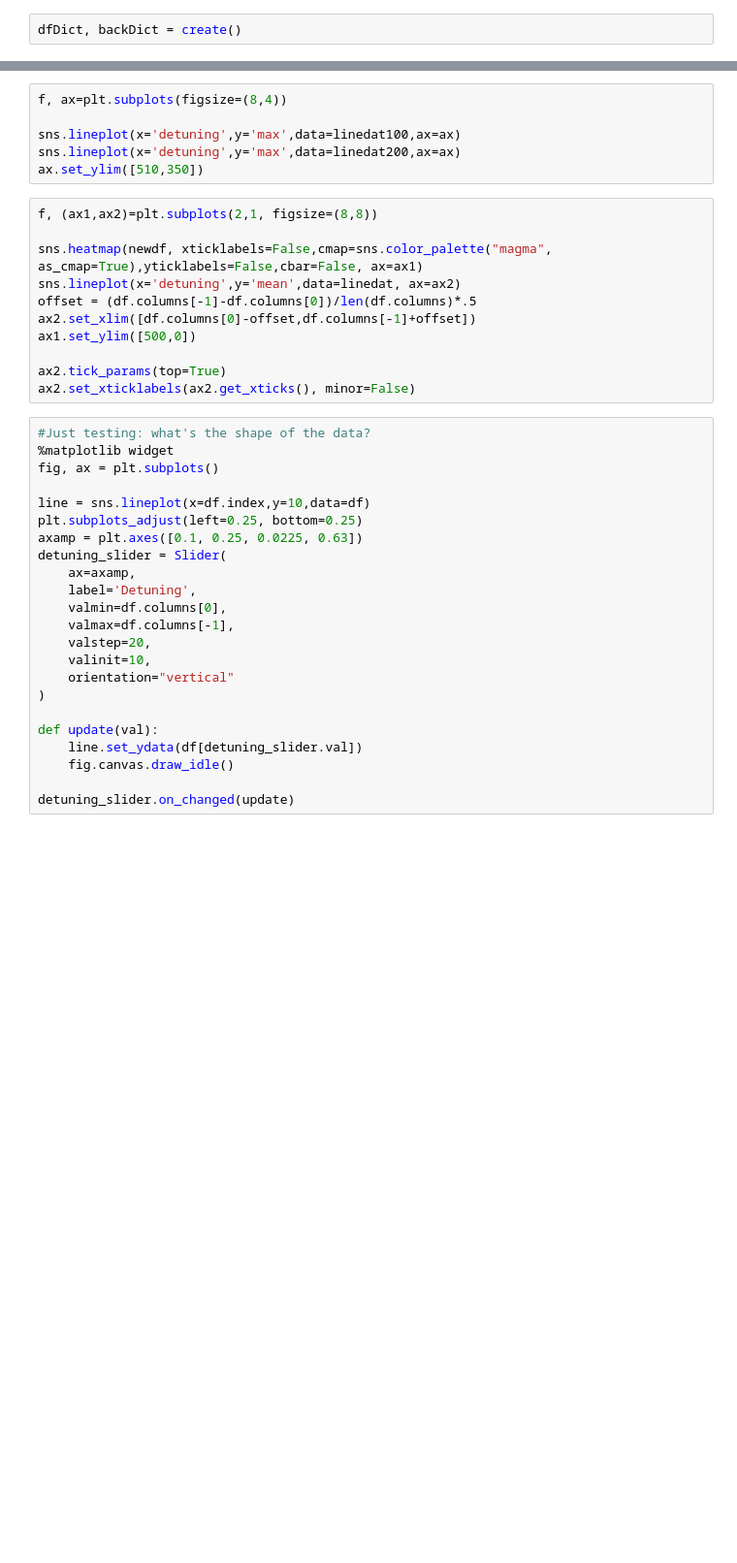
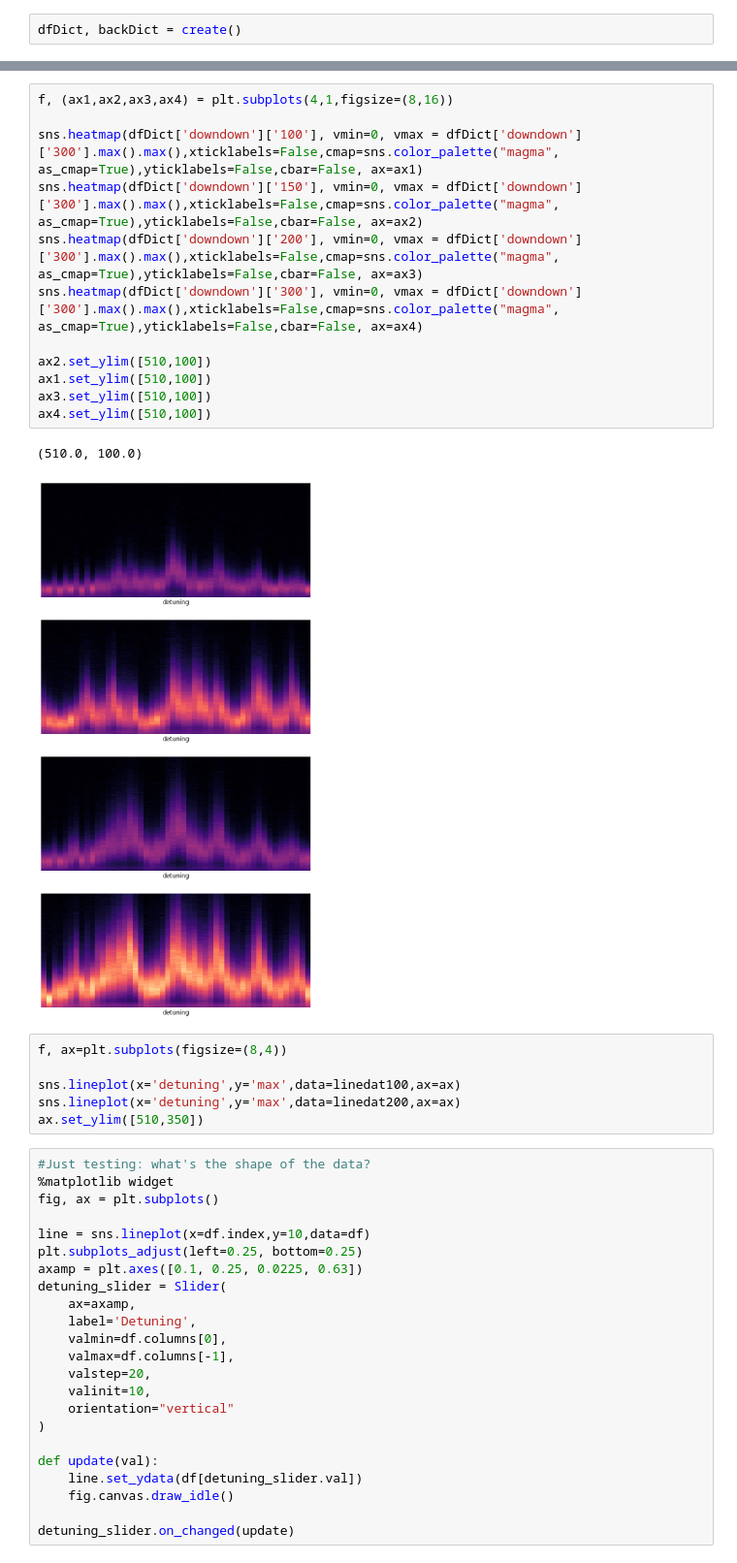
Before and after one commit to Adiabatic-Rapid-Passage/ARPdb, a Jupyter notebook: ARP plot.ipynb, the cells around one changed output, grey strips where cells are left out. Shown at 97% size. Drawn from its saved outputs; the diff is of its cells as text; blank space fills up the shorter version.

```diff
--- a/ARP plot.ipynb
+++ b/ARP plot.ipynb
@@ -84,20 +59,24 @@ ax4.set_ylim([510,100])
+# %%
+f, (ax1,ax2,ax3,ax4) = plt.subplots(4,1,figsize=(8,16))
+
+sns.heatmap(dfDict['downdown']['100'], vmin=0, vmax = dfDict['downdown']['300'].max().max(),xticklabels=False,cmap=sns.color_palette("magma", as_cmap=True),yticklabels=False,cbar=False, ax=ax1)
+sns.heatmap(dfDict['downdown']['150'], vmin=0, vmax = dfDict['downdown']['300'].max().max(),xticklabels=False,cmap=sns.color_palette("magma", as_cmap=True),yticklabels=False,cbar=False, ax=ax2)
+sns.heatmap(dfDict['downdown']['200'], vmin=0, vmax = dfDict['downdown']['300'].max().max(),xticklabels=False,cmap=sns.color_palette("magma", as_cmap=True),yticklabels=False,cbar=False, ax=ax3)
+sns.heatmap(dfDict['downdown']['300'], vmin=0, vmax = dfDict['downdown']['300'].max().max(),xticklabels=False,cmap=sns.color_palette("magma", as_cmap=True),yticklabels=False,cbar=False, ax=ax4)
+
+ax2.set_ylim([510,100])
+ax1.set_ylim([510,100])
+ax3.set_ylim([510,100])
+ax4.set_ylim([510,100])
+# %% [output]
+(510.0, 100.0)
+[figure, added]
 # %%
 f, ax=plt.subplots(figsize=(8,4))
 
 sns.lineplot(x='detuning',y='max',data=linedat100,ax=ax)
 sns.lineplot(x='detuning',y='max',data=linedat200,ax=ax)
 ax.set_ylim([510,350])
-# %%
-f, (ax1,ax2)=plt.subplots(2,1, figsize=(8,8))
-
-sns.heatmap(newdf, xticklabels=False,cmap=sns.color_palette("magma", as_cmap=True),yticklabels=False,cbar=False, ax=ax1)
-sns.lineplot(x='detuning',y='mean',data=linedat, ax=ax2)
-offset = (df.columns[-1]-df.columns[0])/len(df.columns)*.5
-ax2.set_xlim([df.columns[0]-offset,df.columns[-1]+offset])
-ax1.set_ylim([500,0])
-
-ax2.tick_params(top=True)
-ax2.set_xticklabels(ax2.get_xticks(), minor=False)
 # %%
 #Just testing: what's the shape of the data?
 %matplotlib widget
```
Also changed, not shown: parts of 6 cells of this notebook.
